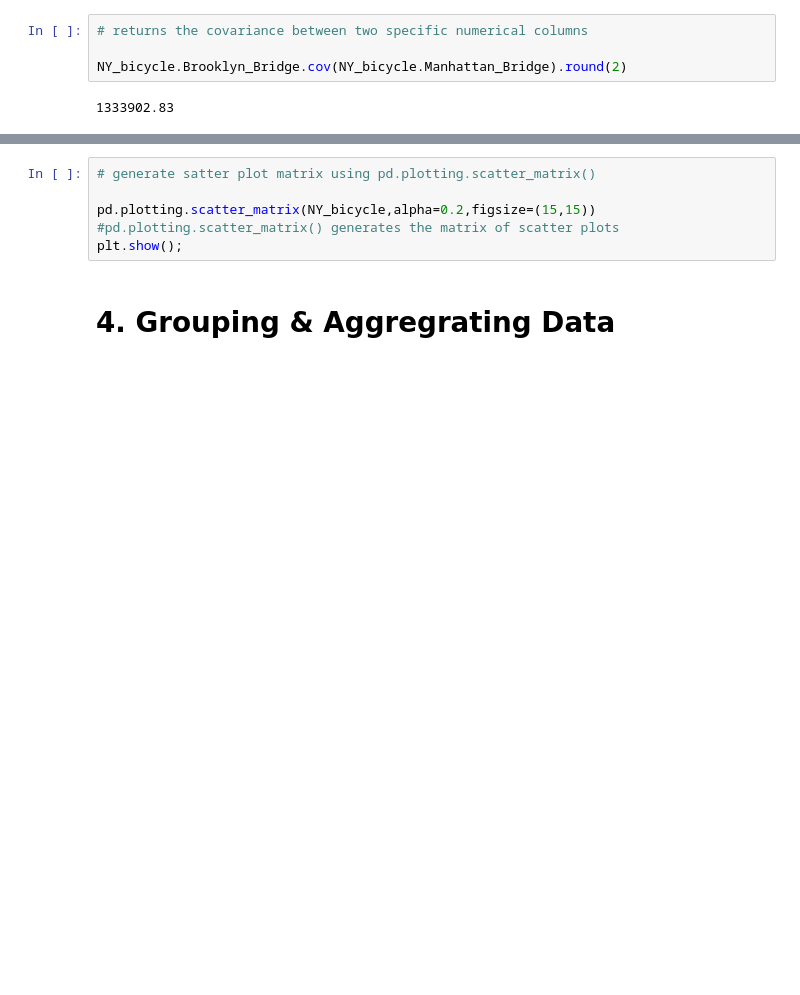
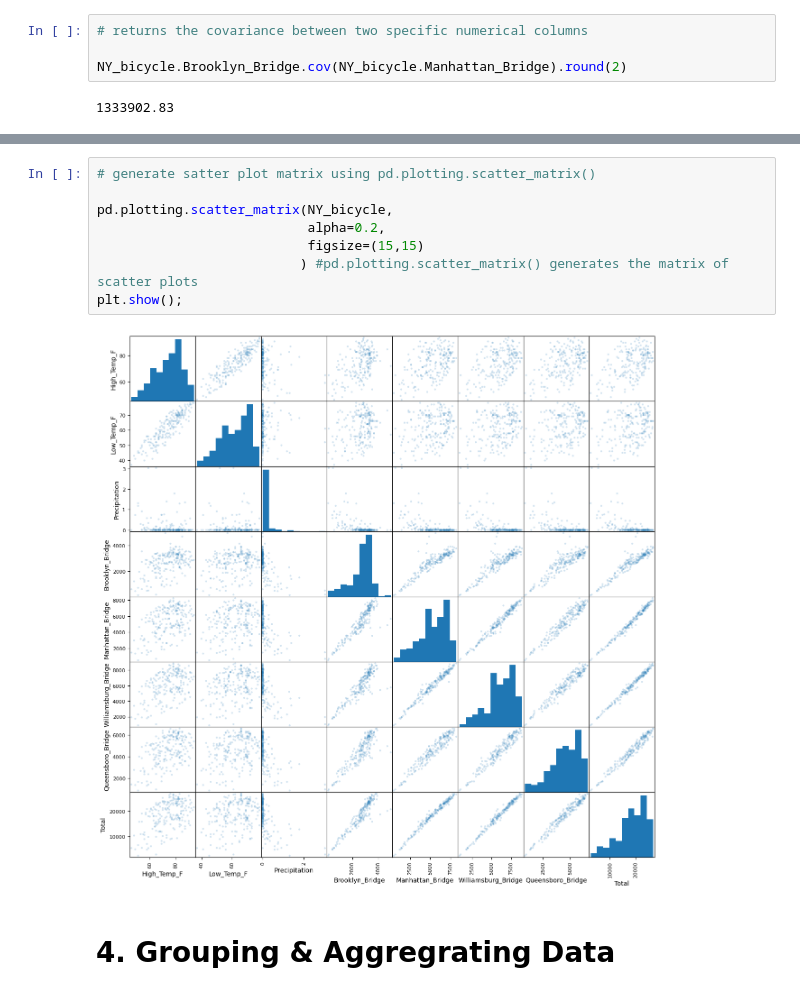
Before and after one commit to SBU-r/CIV555-Fall24, a Jupyter notebook: Review/Data_Understanding_Description_Summary.ipynb, the cells around one changed output, grey strips where cells are left out. Saved outputs shown, nothing was run; the diff lists cells and outputs as text; blank space fills up the shorter version.

```diff
--- a/Review/Data_Understanding_Description_Summary.ipynb
+++ b/Review/Data_Understanding_Description_Summary.ipynb
@@ -880,8 +895,13 @@ plt.show();
 # %%
 # generate satter plot matrix using pd.plotting.scatter_matrix()
 
-pd.plotting.scatter_matrix(NY_bicycle,alpha=0.2,figsize=(15,15)) #pd.plotting.scatter_matrix() generates the matrix of scatter plots
+pd.plotting.scatter_matrix(NY_bicycle,
+                           alpha=0.2,
+                           figsize=(15,15)
+                          ) #pd.plotting.scatter_matrix() generates the matrix of scatter plots
 plt.show();
+# %% [output]
+[figure, added]
 # %% [markdown]
 # 4. Grouping & Aggregrating Data
 # %% [markdown]
```
Also changed, not shown: parts of 29 cells of this notebook.
